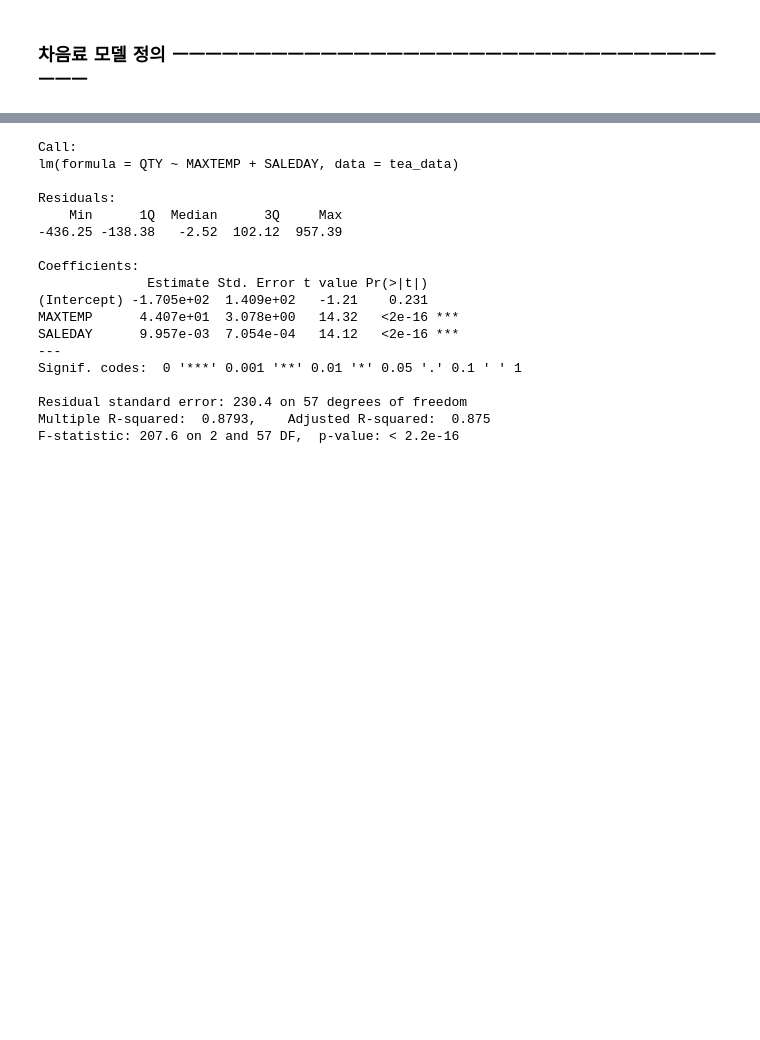
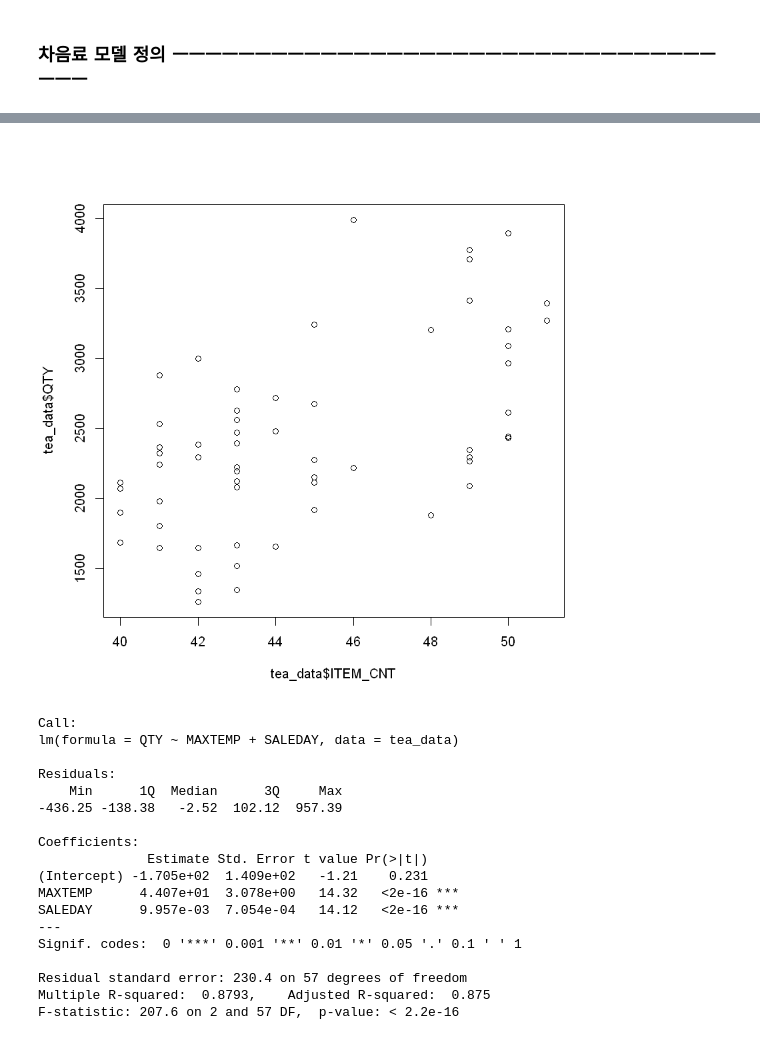
Before and after one commit to Seungki-Jeong/R_Practice, a Jupyter notebook: 개인.ipynb, the cells around one changed output, grey strips where cells are left out. Cells and saved outputs as stored; diff of their text form; code cells hidden in the pictures; blank space fills up the shorter version.

```diff
--- a/개인.ipynb
+++ b/개인.ipynb
@@ -443,3 +532,7 @@ vif(a)
+# %%
+plot(tea_data$ITEM_CNT, tea_data$QTY)
+# %% [output]
+[figure, added]
 # %%
 a = lm(QTY ~ MAXTEMP + SALEDAY, data = tea_data)
 summary(a)
```
Also changed, not shown: parts of 36 cells of this notebook.
